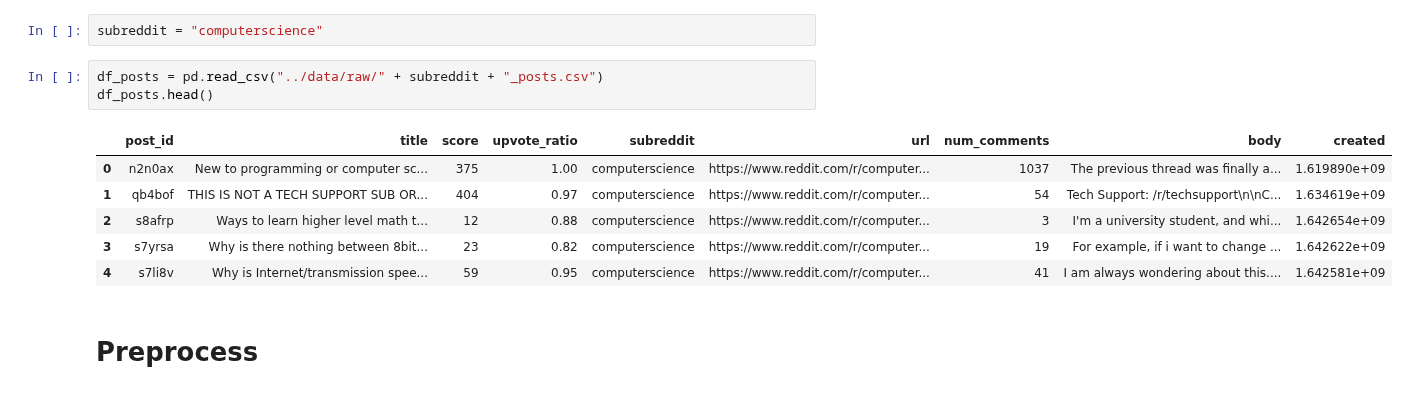
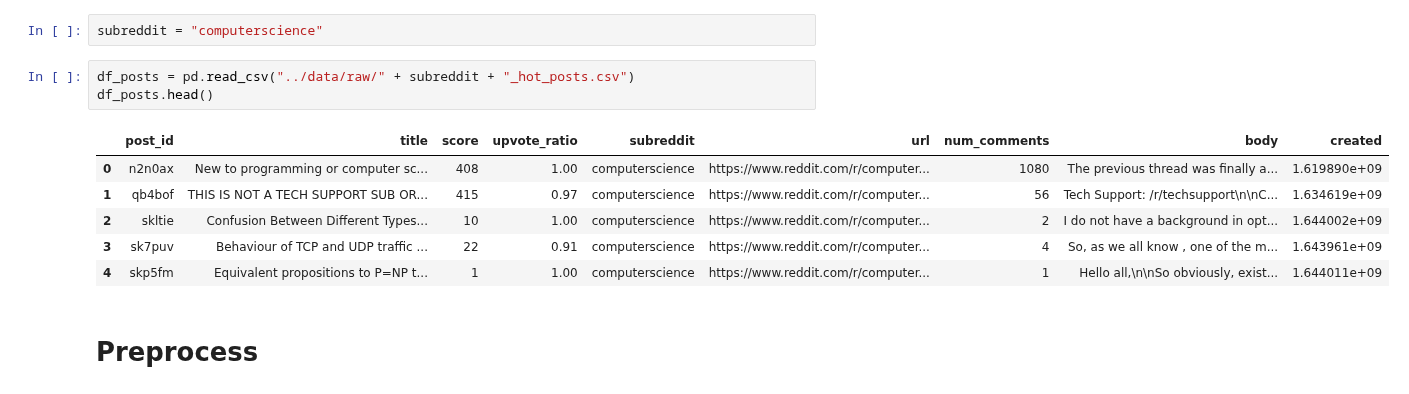
Before and after one commit to reddit-conflicting-viewpoints/Reddit, a Jupyter notebook: notebooks/Vader - Andrew 2-2-2022.ipynb, the cells around one changed output. Cells and saved outputs as stored; diff of their text form.

Commit message:
ran LDA and vader on hot computer science subreddit

```diff
--- a/notebooks/Vader - Andrew 2-2-2022.ipynb
+++ b/notebooks/Vader - Andrew 2-2-2022.ipynb
@@ -48,15 +48,15 @@ from vaderSentiment.vaderSentiment import SentimentIntensityAnalyzer
 # %%
 subreddit = "computerscience"
 # %%
-df_posts = pd.read_csv("../data/raw/" + subreddit + "_posts.csv")
+df_posts = pd.read_csv("../data/raw/" + subreddit + "_hot_posts.csv")
 df_posts.head()
 # %% [output]
 |  | post_id | title | score | upvote_ratio | subreddit | url | num_comments | body | created |
-| 0 | n2n0ax | New to programming or computer sc... | 375 | 1.00 | computerscience | https://www.reddit.com/r/computer... | 1037 | The previous thread was finally a... | 1.619890e+09 |
-| 1 | qb4bof | THIS IS NOT A TECH SUPPORT SUB OR... | 404 | 0.97 | computerscience | https://www.reddit.com/r/computer... | 54 | Tech Support: /r/techsupport\n\nC... | 1.634619e+09 |
-| 2 | s8afrp | Ways to learn higher level math t... | 12 | 0.88 | computerscience | https://www.reddit.com/r/computer... | 3 | I'm a university student, and whi... | 1.642654e+09 |
-| 3 | s7yrsa | Why is there nothing between 8bit... | 23 | 0.82 | computerscience | https://www.reddit.com/r/computer... | 19 | For example, if i want to change ... | 1.642622e+09 |
-| 4 | s7li8v | Why is Internet/transmission spee... | 59 | 0.95 | computerscience | https://www.reddit.com/r/computer... | 41 | I am always wondering about this.... | 1.642581e+09 |
+| 0 | n2n0ax | New to programming or computer sc... | 408 | 1.00 | computerscience | https://www.reddit.com/r/computer... | 1080 | The previous thread was finally a... | 1.619890e+09 |
+| 1 | qb4bof | THIS IS NOT A TECH SUPPORT SUB OR... | 415 | 0.97 | computerscience | https://www.reddit.com/r/computer... | 56 | Tech Support: /r/techsupport\n\nC... | 1.634619e+09 |
+| 2 | skltie | Confusion Between Different Types... | 10 | 1.00 | computerscience | https://www.reddit.com/r/computer... | 2 | I do not have a background in opt... | 1.644002e+09 |
+| 3 | sk7puv | Behaviour of TCP and UDP traffic ... | 22 | 0.91 | computerscience | https://www.reddit.com/r/computer... | 4 | So, as we all know , one of the m... | 1.643961e+09 |
+| 4 | skp5fm | Equivalent propositions to P=NP t... | 1 | 1.00 | computerscience | https://www.reddit.com/r/computer... | 1 | Hello all,\n\nSo obviously, exist... | 1.644011e+09 |
 # %% [markdown]
 # Preprocess
 # %%
```
Also changed, not shown: parts of 11 cells of this notebook.
